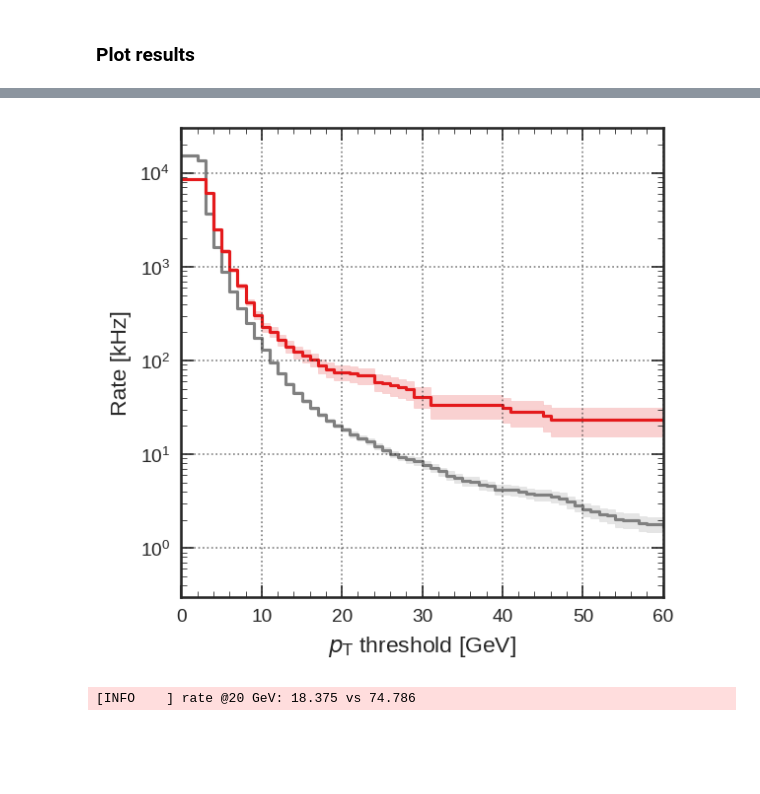
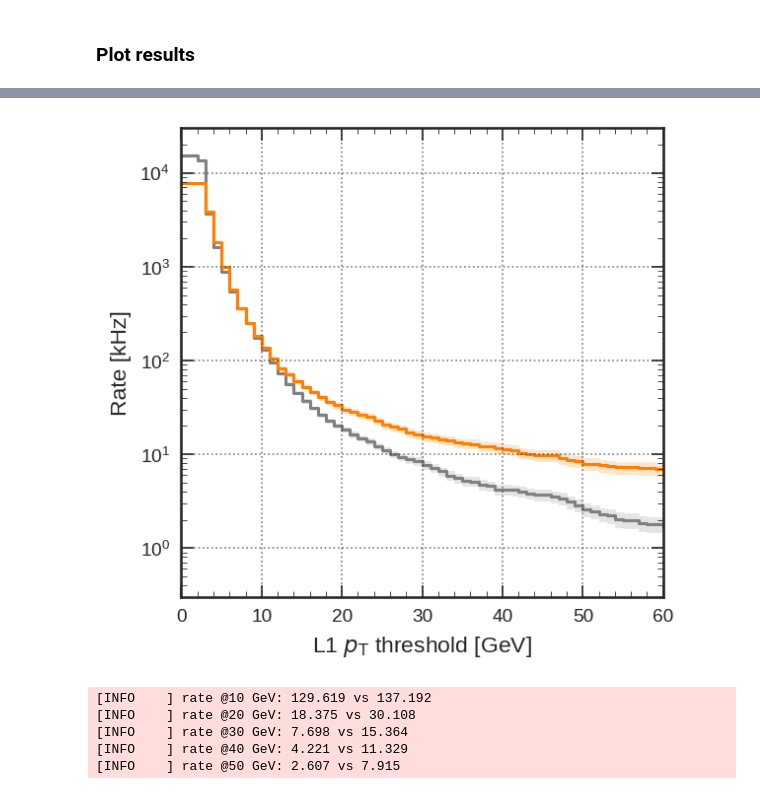
Before and after one commit to jiafulow/user-notebooks, a Jupyter notebook: 30-rates.ipynb, the cells around one changed output, grey strips where cells are left out. Saved outputs shown, nothing was run; the diff lists cells and outputs as text; code cells hidden in the pictures; blank space fills up the shorter version.

Commit message:
Update 30-rates.ipynb, 31-efficiency.ipynb
2021-10-07

```diff
--- a/30-rates.ipynb
+++ b/30-rates.ipynb
@@ -64,7 +64,7 @@ maxevents = 200_000
 #maxevents = -1
 
 # Input files
-rates_fname = 'rates.210907.npz'
+rates_fname = 'rates.211015.npz'
 
 logger.info('Using settings   : |')
 logger.info('.. zone          : {}'.format(zone))
@@ -180,50 +180,54 @@ hist_err_p2tdr = np.array([
    0.4023109 ,  0.39261524,  0.37760525,  0.37246752,  0.3566105 ,
    0.35116575,  0.35116575,  0.34001477,  0.33429983,  0.33429983,
    0.32256633,  0.30411846,  0.28447677,  0.25595382,  0.25595382,
    0.24042675,  0.24042675,  0.22382512,  0.21504422,  0.21504422,
    0.21504422,  0.19630762,  0.18623376,  0.17558287,  0.17558287,
    0.17558287,  0.16424274,  0.16424274,  0.16424274,  0.15205923,
    0.13881045,  0.12415584,  0.12415584,  0.12415584,  0.12415584,
    0.12415584,  0.12415584,  0.12415584,  0.12415584,  0.12415584,
    0.12415584,  0.12415584,  0.12415584,  0.12415584,  0.12415584,
    0.12415584,  0.12415584,  0.12415584,  0.12415584,  0.10752211,
 ], dtype=np.float32)
 
+
+# Plot
+fig, ax = plt.subplots()
+
 rate_vs_pt = rates_data['rate_vs_pt']
 nevents = len(rate_vs_pt)
 hist = make_hist(rate_vs_pt, bins=100, range=(0, 100))
 hist = make_ptcut(hist)
 hist = make_rate(hist, nevents)
 
 hist_ref = emtf_nbtools.DumbHist(hist.edges, dtype=hist.dtype, err_dtype=hist.err_dtype)
 hist_ref._bin_content = hist_p2tdr
 hist_ref._bin_error = hist_err_p2tdr
 
+h = hist_ref
+color = 'gray'
+ax.step(h.edges, h.steps, where='post', color=color, lw=1.5)
+ax.fill_between(h.edges, h.steps - h.err_steps, h.steps + h.err_steps, step='post', color=color, alpha=0.2)
+h = hist
+color = '#ff7f00'
+ax.step(h.edges, h.steps, where='post', color=color, lw=1.5)
+ax.fill_between(h.edges, h.steps - h.err_steps, h.steps + h.err_steps, step='post', color=color, alpha=0.2)
 
-# Plot
-fig, ax = plt.subplots()
-
-for i in range(2):
-  if i == 0:
-    color = 'gray'
-    h = hist_ref
-  else:
-    color = '#e41a1c'
-    h = hist
-
-  ax.step(h.edges, h.steps, where='post', color=color, lw=1.5)
-  ax.fill_between(h.edges, h.steps - h.err_steps, h.steps + h.err_steps, step='post',
-                  color=color, alpha=0.2)
-
-ax.set_xlabel(r'$p_{\mathrm{T}}$ threshold [GeV]')
+ax.set_xlabel(r'L1 $p_{\mathrm{T}}$ threshold [GeV]')
 ax.set_ylabel(r'Rate [kHz]')
 ax.set_xlim(0, 60)
 ax.set_ylim(0.3, 3e4)
 ax.set_yscale('log')
 plt.show()
 
-logger.info("rate @20 GeV: {:.3f} vs {:.3f}".format(
-    hist_ref[20].value, hist[20].value))
+logger.info("rate @10 GeV: {:.3f} vs {:.3f}".format(hist_ref[10].value, hist[10].value))
+logger.info("rate @20 GeV: {:.3f} vs {:.3f}".format(hist_ref[20].value, hist[20].value))
+logger.info("rate @30 GeV: {:.3f} vs {:.3f}".format(hist_ref[30].value, hist[30].value))
+logger.info("rate @40 GeV: {:.3f} vs {:.3f}".format(hist_ref[40].value, hist[40].value))
+logger.info("rate @50 GeV: {:.3f} vs {:.3f}".format(hist_ref[50].value, hist[50].value))
 # %% [output]
-[figure, old version]
+[figure, new version]
-[INFO    ] rate @20 GeV: 18.375 vs 74.786
+[INFO    ] rate @10 GeV: 129.619 vs 137.192
+[INFO    ] rate @20 GeV: 18.375 vs 30.108
+[INFO    ] rate @30 GeV: 7.698 vs 15.364
+[INFO    ] rate @40 GeV: 4.221 vs 11.329
+[INFO    ] rate @50 GeV: 2.607 vs 7.915
```
Also changed, not shown: parts of 3 cells of this notebook, 1 other file.
